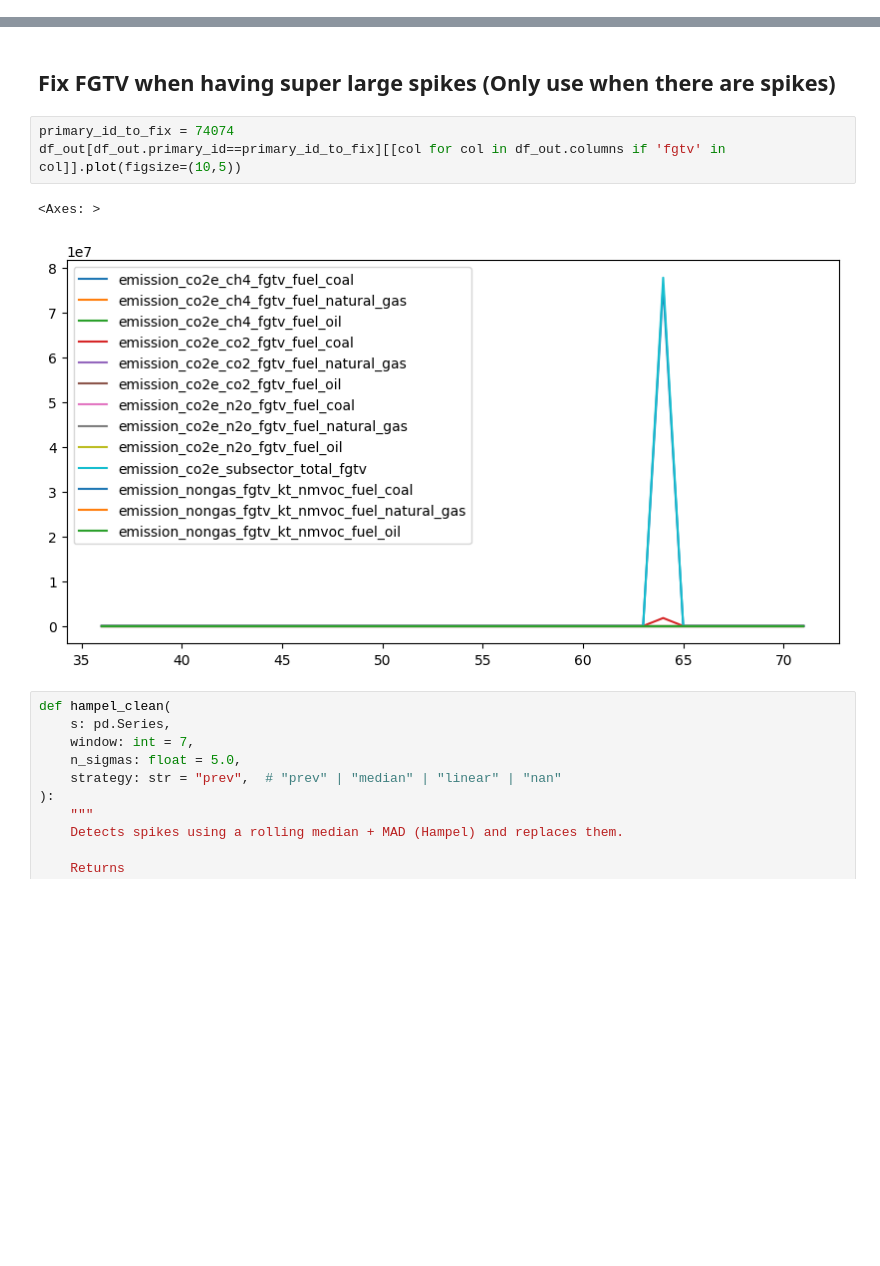
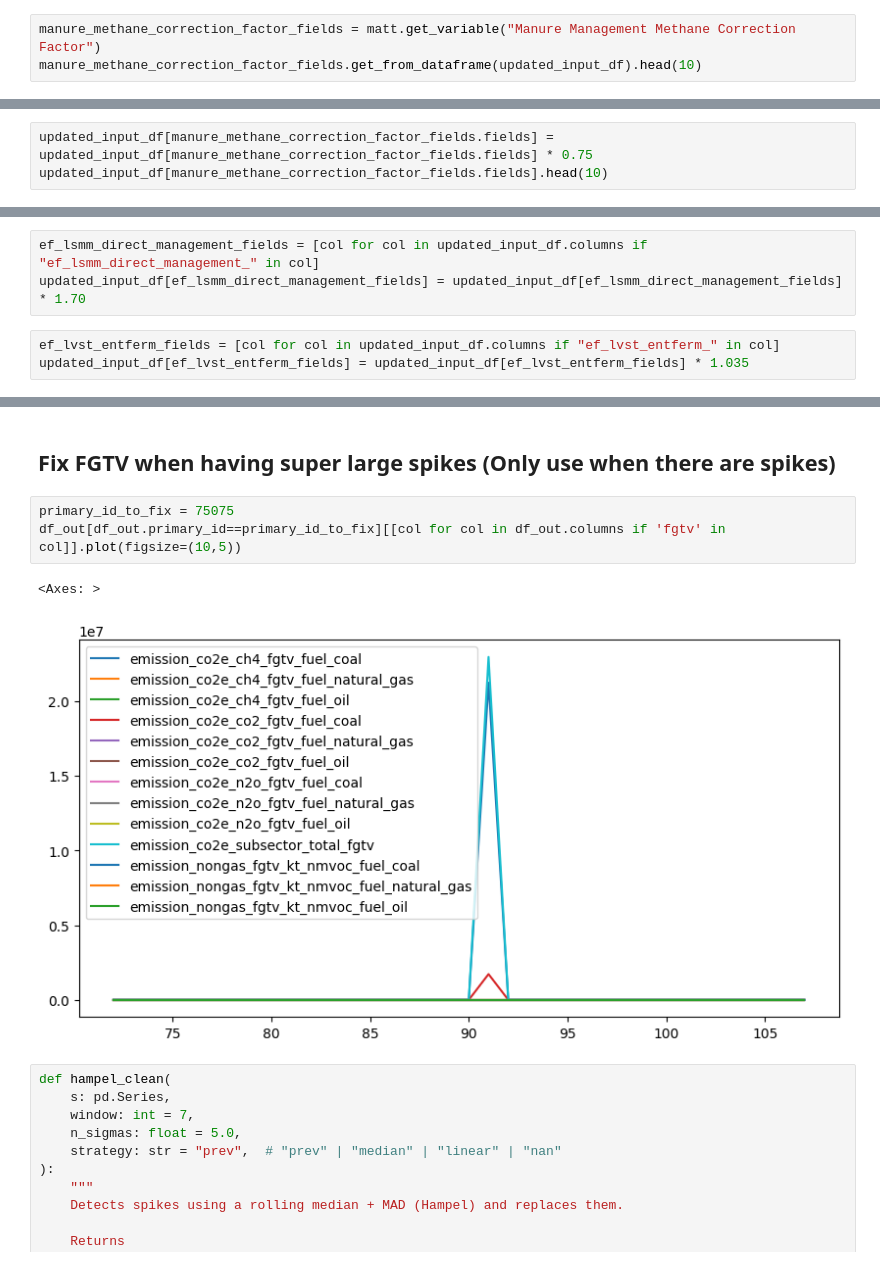
Before and after one commit to sisepuede-framework/ssp_bulgaria, a Jupyter notebook: ssp_modeling/notebooks/bulgaria_manager_wb_wem_wam.ipynb, the cells around one changed output, grey strips where cells are left out. Drawn from its saved outputs; the diff is of its cells as text; blank space fills up the shorter version.

Commit message:
update driver calibrations, finished lvst and crops

```diff
--- a/ssp_modeling/notebooks/bulgaria_manager_wb_wem_wam.ipynb
+++ b/ssp_modeling/notebooks/bulgaria_manager_wb_wem_wam.ipynb
@@ -842,0 +941,3 @@ updated_input_df[product_use_elasticity_fields] = updated_input_df[product_use_e
+# %%
+manure_methane_correction_factor_fields = matt.get_variable("Manure Management Methane Correction Factor")
+manure_methane_correction_factor_fields.get_from_dataframe(updated_input_df).head(10)
@@ -842,0 +956,3 @@ updated_input_df[product_use_elasticity_fields] = updated_input_df[product_use_e
+# %%
+updated_input_df[manure_methane_correction_factor_fields.fields] = updated_input_df[manure_methane_correction_factor_fields.fields] * 0.75
+updated_input_df[manure_methane_correction_factor_fields.fields].head(10)
@@ -843,3 +971,9 @@ updated_input_df[product_use_elasticity_fields] = updated_input_df[product_use_e
+# %%
+ef_lsmm_direct_management_fields = [col for col in updated_input_df.columns if "ef_lsmm_direct_management_" in col]
+updated_input_df[ef_lsmm_direct_management_fields] = updated_input_df[ef_lsmm_direct_management_fields] * 1.70
+# %%
+ef_lvst_entferm_fields = [col for col in updated_input_df.columns if "ef_lvst_entferm_" in col]
+updated_input_df[ef_lvst_entferm_fields] = updated_input_df[ef_lvst_entferm_fields] * 1.035
 # %% [markdown]
 ## Let's Modify the  LNDU Reallocation factor
 # %%
@@ -1625,11 +1881,11 @@ Name: 7, dtype: float64
 # %% [markdown]
 ## Fix FGTV when having super large spikes (Only use when there are spikes)
 # %%
-primary_id_to_fix = 74074
+primary_id_to_fix = 75075
 df_out[df_out.primary_id==primary_id_to_fix][[col for col in df_out.columns if 'fgtv' in col]].plot(figsize=(10,5))
 # %% [output]
 <Axes: >
-[figure, old version]
+[figure, new version]
 # %%
 def hampel_clean(
     s: pd.Series,
```
Also changed, not shown: parts of 53 cells of this notebook.
